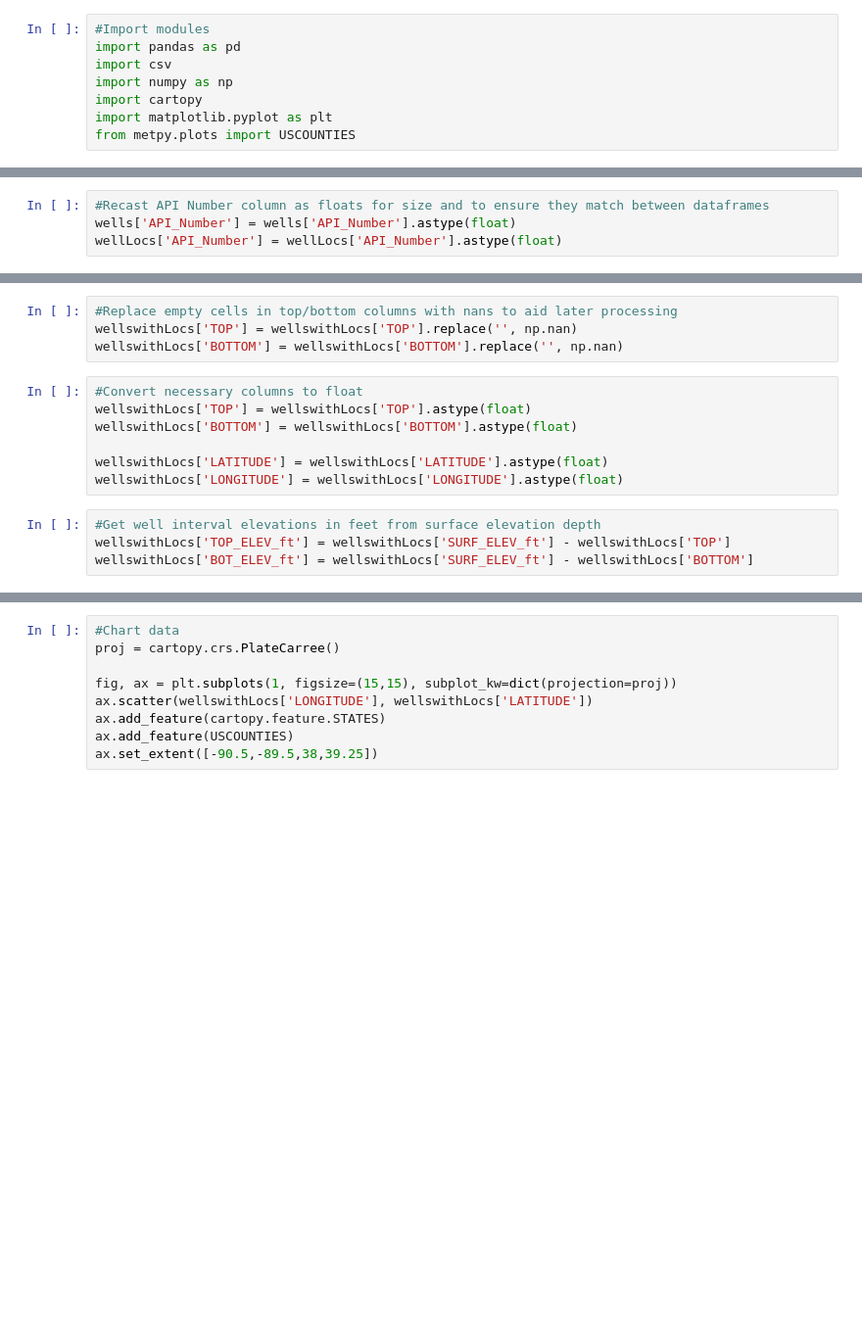
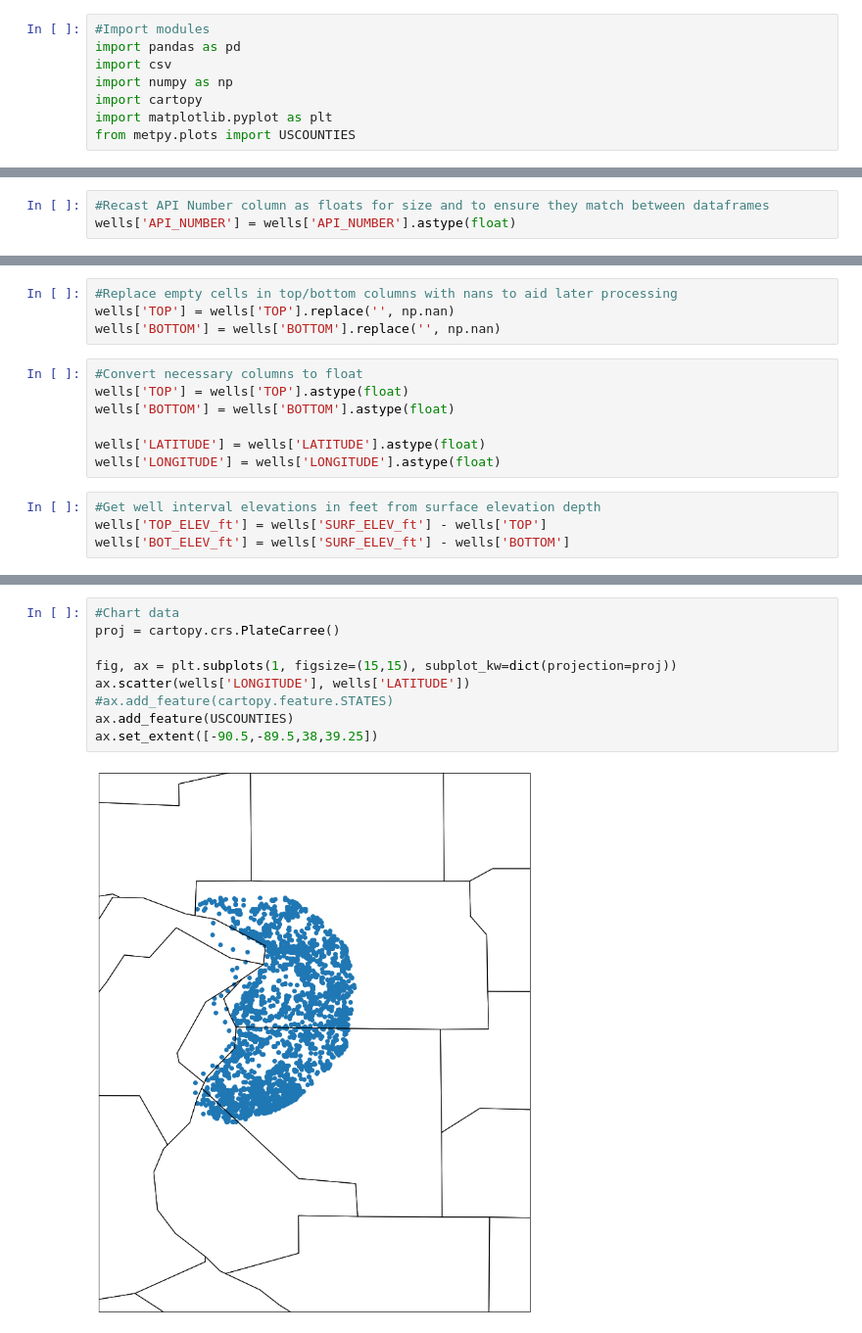
Before and after one commit to RJbalikian/ILWellData, a Jupyter notebook: Merge_APISpatial.ipyb.ipynb, the cells around one changed output, grey strips where cells are left out. Shown at 98% size. Drawn from its saved outputs; the diff is of its cells as text; blank space fills up the shorter version.

```diff
--- a/Merge_APISpatial.ipyb.ipynb
+++ b/Merge_APISpatial.ipyb.ipynb
@@ -64,4 +34,3 @@ wellLocs
 # %%
 #Recast API Number column as floats for size and to ensure they match between dataframes
-wells['API_Number'] = wells['API_Number'].astype(float)
-wellLocs['API_Number'] = wellLocs['API_Number'].astype(float)
+wells['API_NUMBER'] = wells['API_NUMBER'].astype(float)
@@ -71,18 +37,18 @@ wellswithLocs = wells.merge(wellLocs, how='inner', on='API_Number')
 # %%
 #Replace empty cells in top/bottom columns with nans to aid later processing
-wellswithLocs['TOP'] = wellswithLocs['TOP'].replace('', np.nan)
-wellswithLocs['BOTTOM'] = wellswithLocs['BOTTOM'].replace('', np.nan)
+wells['TOP'] = wells['TOP'].replace('', np.nan)
+wells['BOTTOM'] = wells['BOTTOM'].replace('', np.nan)
 # %%
 #Convert necessary columns to float
-wellswithLocs['TOP'] = wellswithLocs['TOP'].astype(float)
-wellswithLocs['BOTTOM'] = wellswithLocs['BOTTOM'].astype(float)
+wells['TOP'] = wells['TOP'].astype(float)
+wells['BOTTOM'] = wells['BOTTOM'].astype(float)
 
-wellswithLocs['LATITUDE'] = wellswithLocs['LATITUDE'].astype(float)
-wellswithLocs['LONGITUDE'] = wellswithLocs['LONGITUDE'].astype(float)
+wells['LATITUDE'] = wells['LATITUDE'].astype(float)
+wells['LONGITUDE'] = wells['LONGITUDE'].astype(float)
 # %%
 #Get well interval elevations in feet from surface elevation depth
-wellswithLocs['TOP_ELEV_ft'] = wellswithLocs['SURF_ELEV_ft'] - wellswithLocs['TOP']
-wellswithLocs['BOT_ELEV_ft'] = wellswithLocs['SURF_ELEV_ft'] - wellswithLocs['BOTTOM']
+wells['TOP_ELEV_ft'] = wells['SURF_ELEV_ft'] - wells['TOP']
+wells['BOT_ELEV_ft'] = wells['SURF_ELEV_ft'] - wells['BOTTOM']
 # %%
 #Quality Checks
 #View new dataframe
@@ -90,11 +70,13 @@ wellswithLocs
 # %%
 #Chart data
 proj = cartopy.crs.PlateCarree()
 
 fig, ax = plt.subplots(1, figsize=(15,15), subplot_kw=dict(projection=proj))
-ax.scatter(wellswithLocs['LONGITUDE'], wellswithLocs['LATITUDE'])
-ax.add_feature(cartopy.feature.STATES)
+ax.scatter(wells['LONGITUDE'], wells['LATITUDE'])
+#ax.add_feature(cartopy.feature.STATES)
 ax.add_feature(USCOUNTIES)
 ax.set_extent([-90.5,-89.5,38,39.25])
+# %% [output]
+[figure, added]
 # %%
 #Export data to new data frame
```
Also changed, not shown: parts of 7 cells of this notebook.
